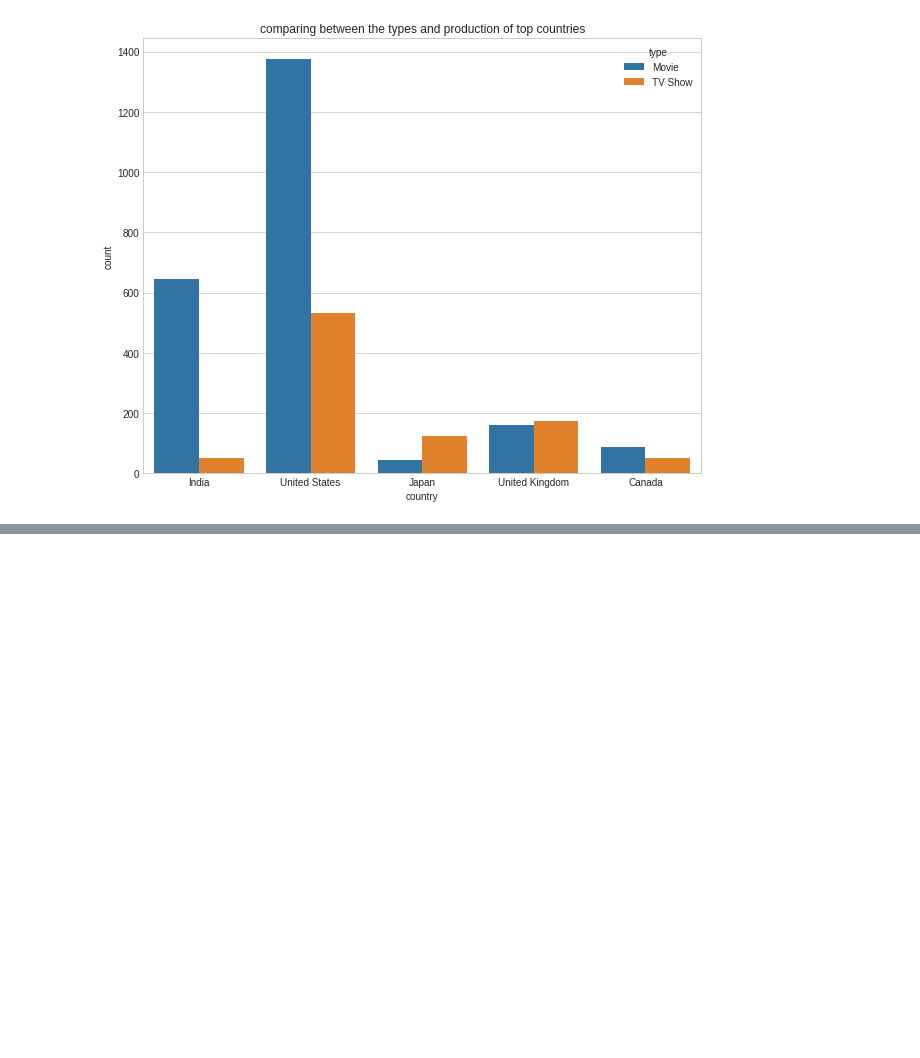
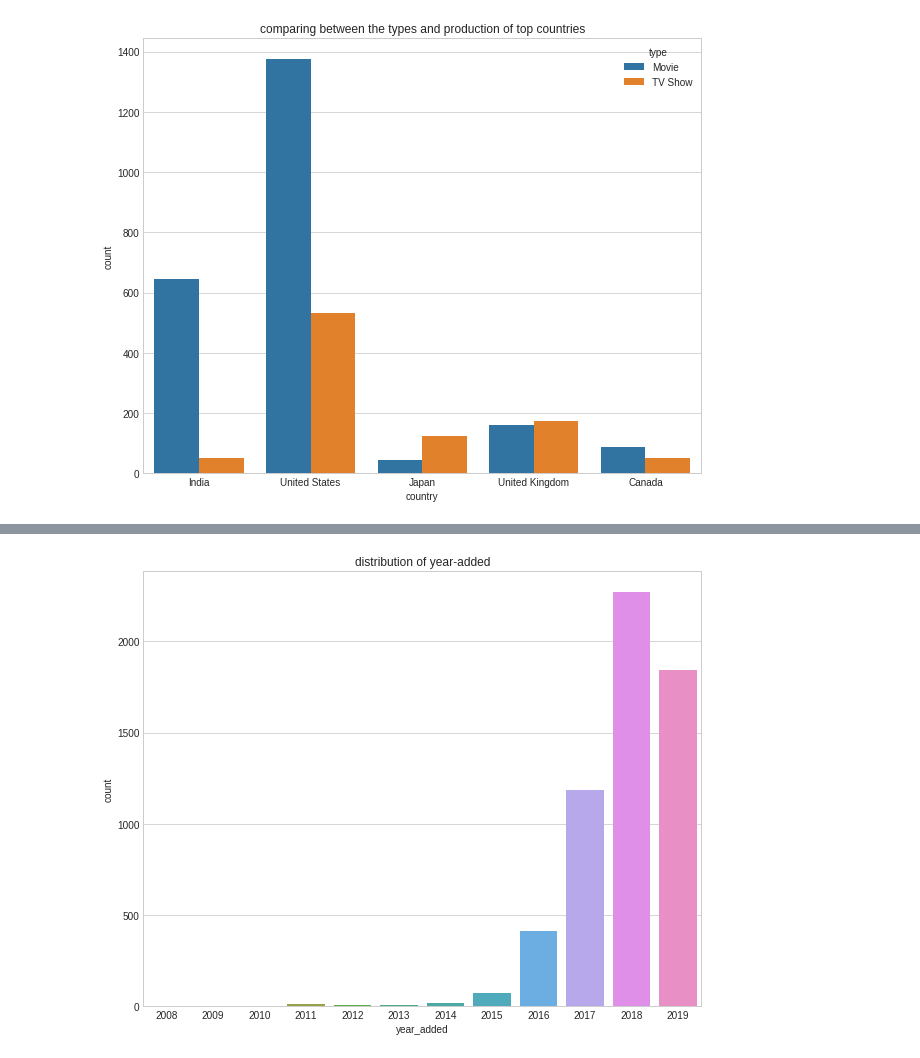
Before and after one commit to Maheswarisv/Data_Analysis_using_python, a Jupyter notebook: Netflix_data_analysis.ipynb, the cells around one changed output, grey strips where cells are left out. Saved outputs shown, nothing was run; the diff lists cells and outputs as text; code cells hidden in the pictures; blank space fills up the shorter version.

```diff
--- a/Netflix_data_analysis.ipynb
+++ b/Netflix_data_analysis.ipynb
@@ -230,0 +274,7 @@ array([2019, 2020, 2016, 2011, 2015, 2017, 2014, 2009, 2018, 1987, 2013,
+# %%
+plt.figure(figsize=(10,8))
+sb.countplot(x='year_added',data= df_Cleaned)
+plt.title('distribution of year-added')
+plt.show()
+# %% [output]
+[figure, added]
```
Also changed, not shown: parts of 8 cells of this notebook.
